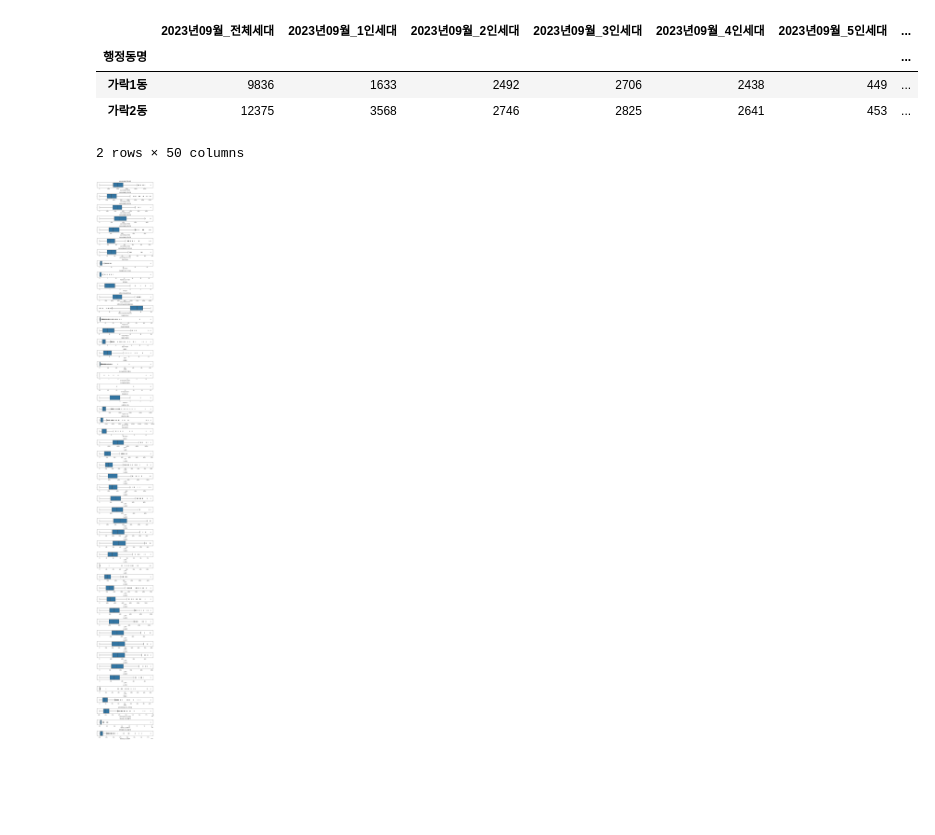
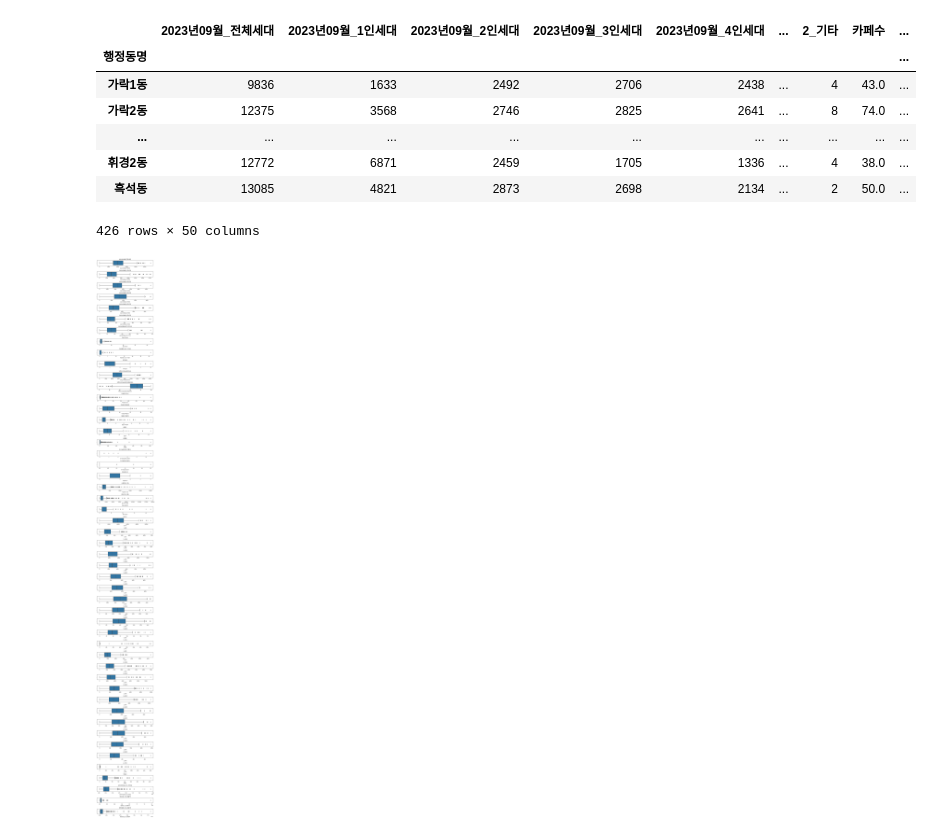
Before and after one commit to sesac-2023/Final_PJT_3V, a Jupyter notebook: preprocessing/winsorization_and_derived_variables_creation.ipynb, the cells around one changed output. Saved outputs shown, nothing was run; the diff lists cells and outputs as text; code cells hidden in the pictures; blank space fills up the shorter version.

```diff
--- a/preprocessing/winsorization_and_derived_variables_creation.ipynb
+++ b/preprocessing/winsorization_and_derived_variables_creation.ipynb
@@ -16,16 +16,24 @@ elif platform.system() == 'Darwin':   # macOS
     rc('font',family = 'AppleGothic')
 else:
     print('Check your OS system')
+# %%
+pd.set_option("display.max_rows", 4)
+pd.set_option("display.max_columns", 10)
 # %%
 data = pd.read_csv('./data/final_data_before_winsorization.csv', index_col=0)
 data.fillna(0, inplace=True)
-data.head(2)
+data['1점포당_1년_매출액'] = data['1점포당_1년_매출액'].astype('int64')
+data['행정동별_1년_매출액'] = data['행정동별_1년_매출액'].astype('int64')
+data
 # %% [output]
-|  | 2023년09월_전체세대 | 2023년09월_1인세대 | 2023년09월_2인세대 | 2023년09월_3인세대 | 2023년09월_4인세대 | 2023년09월_5인세대 | ... |
-| 행정동명 |  |  |  |  |  |  | ... |
-| 가락1동 | 9836 | 1633 | 2492 | 2706 | 2438 | 449 | ... |
-| 가락2동 | 12375 | 3568 | 2746 | 2825 | 2641 | 453 | ... |
+|  | 2023년09월_전체세대 | 2023년09월_1인세대 | 2023년09월_2인세대 | 2023년09월_3인세대 | 2023년09월_4인세대 | ... | 2_기타 | 카페수 | ... |
+| 행정동명 |  |  |  |  |  |  |  |  | ... |
+| 가락1동 | 9836 | 1633 | 2492 | 2706 | 2438 | ... | 4 | 43.0 | ... |
+| 가락2동 | 12375 | 3568 | 2746 | 2825 | 2641 | ... | 8 | 74.0 | ... |
+| ... | ... | ... | ... | ... | ... | ... | ... | ... | ... |
+| 휘경2동 | 12772 | 6871 | 2459 | 1705 | 1336 | ... | 4 | 38.0 | ... |
+| 흑석동 | 13085 | 4821 | 2873 | 2698 | 2134 | ... | 2 | 50.0 | ... |
-2 rows × 50 columns
+426 rows × 50 columns
 # %%
 # 이상치 박스플롯으로 보여주는 함수 생성
 import matplotlib.pyplot as plt
```
